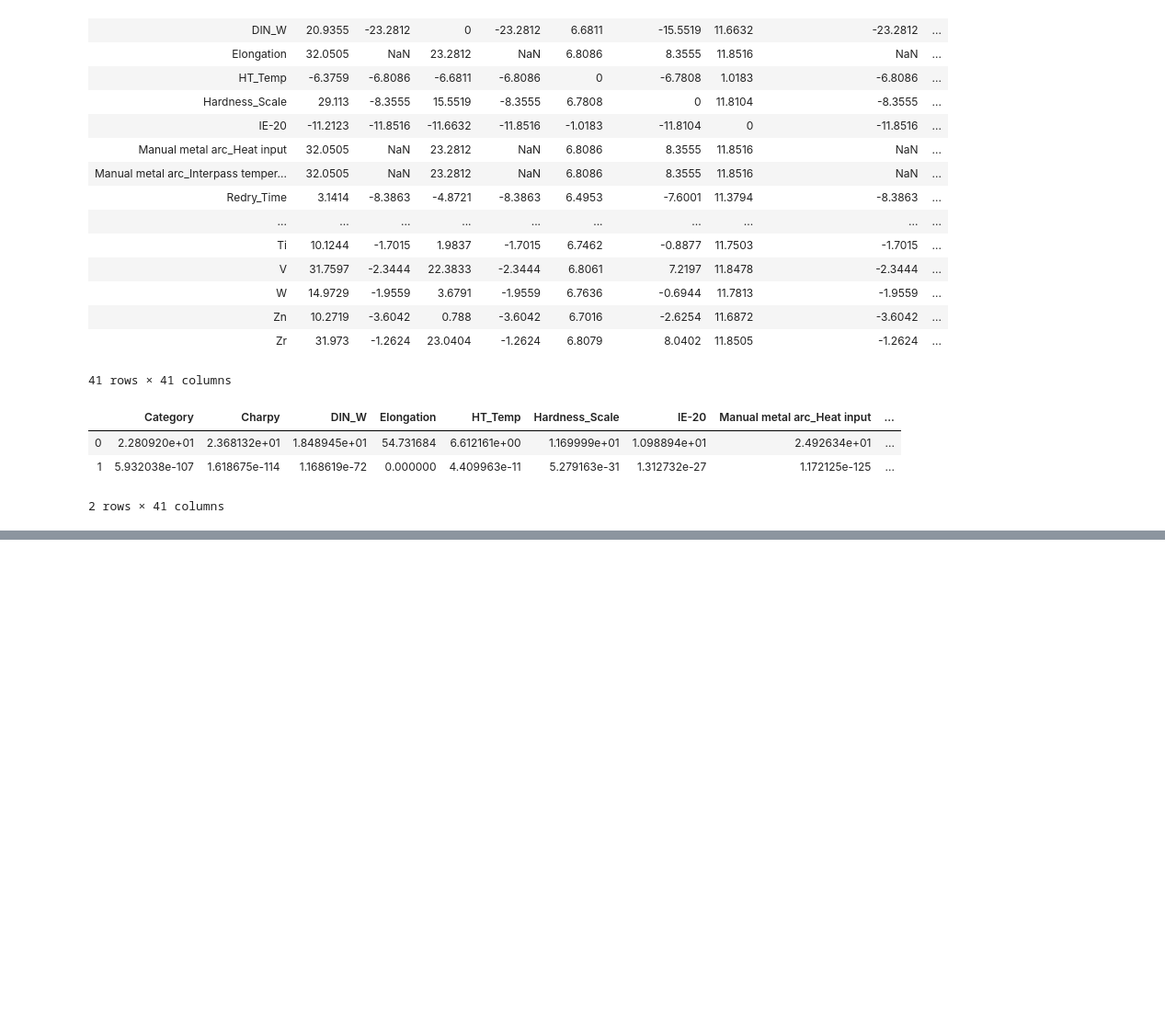
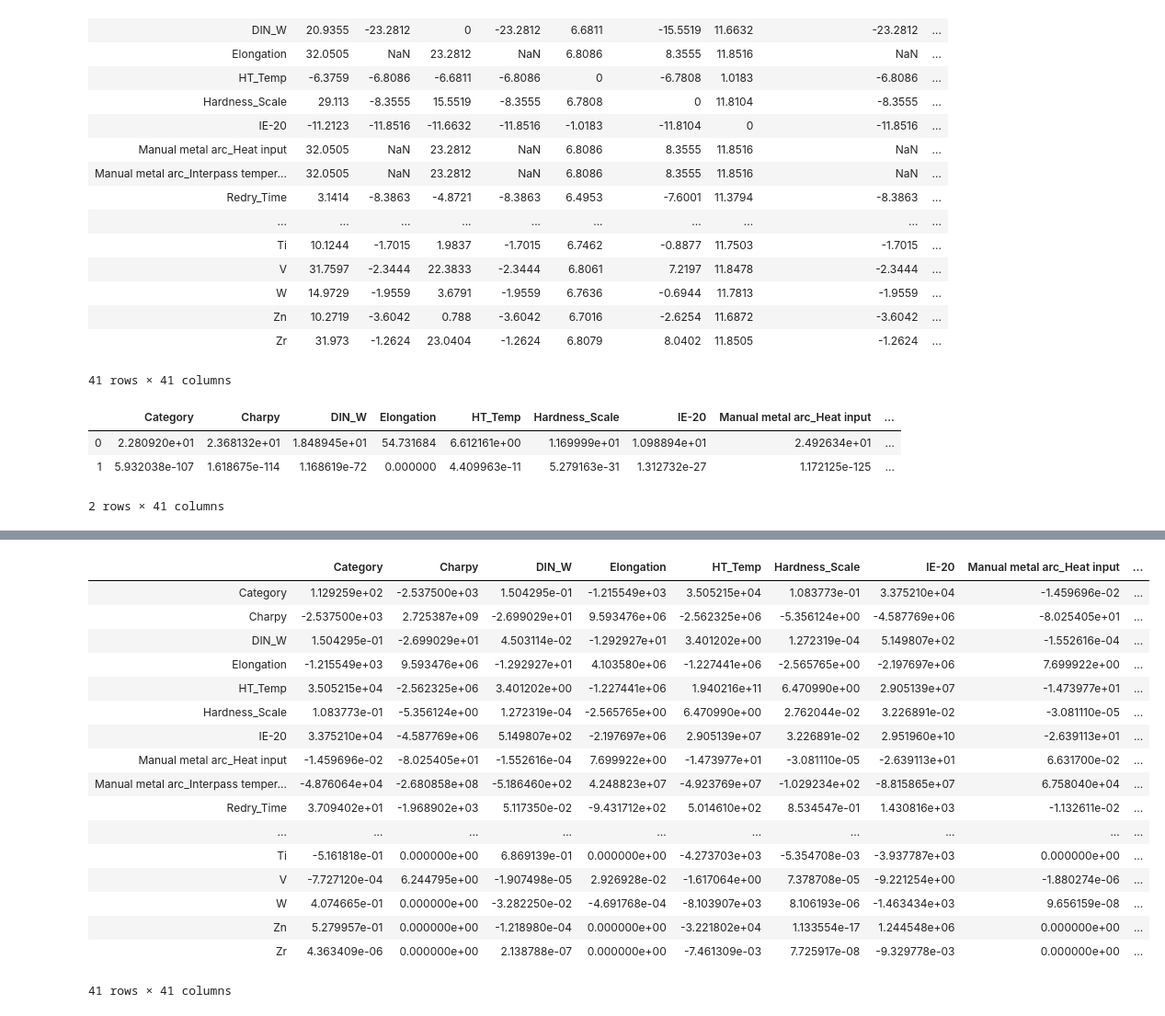
Before and after one commit to PrasannS/WeldingAnalysis, a Jupyter notebook: analysis.ipynb, the cells around one changed output, grey strips where cells are left out. Shown at 92% size. Saved outputs shown, nothing was run; the diff lists cells and outputs as text; code cells hidden in the pictures; blank space fills up the shorter version.

```diff
--- a/analysis.ipynb
+++ b/analysis.ipynb
@@ -640,0 +631,21 @@ df
+# %%
+cov.pow(3)
+# %% [output]
+|  | Category | Charpy | DIN_W | Elongation | HT_Temp | Hardness_Scale | IE-20 | Manual metal arc_Heat input | ... |
+| Category | 1.129259e+02 | -2.537500e+03 | 1.504295e-01 | -1.215549e+03 | 3.505215e+04 | 1.083773e-01 | 3.375210e+04 | -1.459696e-02 | ... |
+| Charpy | -2.537500e+03 | 2.725387e+09 | -2.699029e+01 | 9.593476e+06 | -2.562325e+06 | -5.356124e+00 | -4.587769e+06 | -8.025405e+01 | ... |
+| DIN_W | 1.504295e-01 | -2.699029e+01 | 4.503114e-02 | -1.292927e+01 | 3.401202e+00 | 1.272319e-04 | 5.149807e+02 | -1.552616e-04 | ... |
+| Elongation | -1.215549e+03 | 9.593476e+06 | -1.292927e+01 | 4.103580e+06 | -1.227441e+06 | -2.565765e+00 | -2.197697e+06 | 7.699922e+00 | ... |
+| HT_Temp | 3.505215e+04 | -2.562325e+06 | 3.401202e+00 | -1.227441e+06 | 1.940216e+11 | 6.470990e+00 | 2.905139e+07 | -1.473977e+01 | ... |
+| Hardness_Scale | 1.083773e-01 | -5.356124e+00 | 1.272319e-04 | -2.565765e+00 | 6.470990e+00 | 2.762044e-02 | 3.226891e-02 | -3.081110e-05 | ... |
+| IE-20 | 3.375210e+04 | -4.587769e+06 | 5.149807e+02 | -2.197697e+06 | 2.905139e+07 | 3.226891e-02 | 2.951960e+10 | -2.639113e+01 | ... |
+| Manual metal arc_Heat input | -1.459696e-02 | -8.025405e+01 | -1.552616e-04 | 7.699922e+00 | -1.473977e+01 | -3.081110e-05 | -2.639113e+01 | 6.631700e-02 | ... |
+| Manual metal arc_Interpass temper... | -4.876064e+04 | -2.680858e+08 | -5.186460e+02 | 4.248823e+07 | -4.923769e+07 | -1.029234e+02 | -8.815865e+07 | 6.758040e+04 | ... |
+| Redry_Time | 3.709402e+01 | -1.968902e+03 | 5.117350e-02 | -9.431712e+02 | 5.014610e+02 | 8.534547e-01 | 1.430816e+03 | -1.132611e-02 | ... |
+| ... | ... | ... | ... | ... | ... | ... | ... | ... | ... |
+| Ti | -5.161818e-01 | 0.000000e+00 | 6.869139e-01 | 0.000000e+00 | -4.273703e+03 | -5.354708e-03 | -3.937787e+03 | 0.000000e+00 | ... |
+| V | -7.727120e-04 | 6.244795e+00 | -1.907498e-05 | 2.926928e-02 | -1.617064e+00 | 7.378708e-05 | -9.221254e+00 | -1.880274e-06 | ... |
+| W | 4.074665e-01 | 0.000000e+00 | -3.282250e-02 | -4.691768e-04 | -8.103907e+03 | 8.106193e-06 | -1.463434e+03 | 9.656159e-08 | ... |
+| Zn | 5.279957e-01 | 0.000000e+00 | -1.218980e-04 | 0.000000e+00 | -3.221802e+04 | 1.133554e-17 | 1.244548e+06 | 0.000000e+00 | ... |
+| Zr | 4.363409e-06 | 0.000000e+00 | 2.138788e-07 | 0.000000e+00 | -7.461309e-03 | 7.725917e-08 | -9.329778e-03 | 0.000000e+00 | ... |
+41 rows × 41 columns
```
Also changed, not shown: parts of 11 cells of this notebook.
